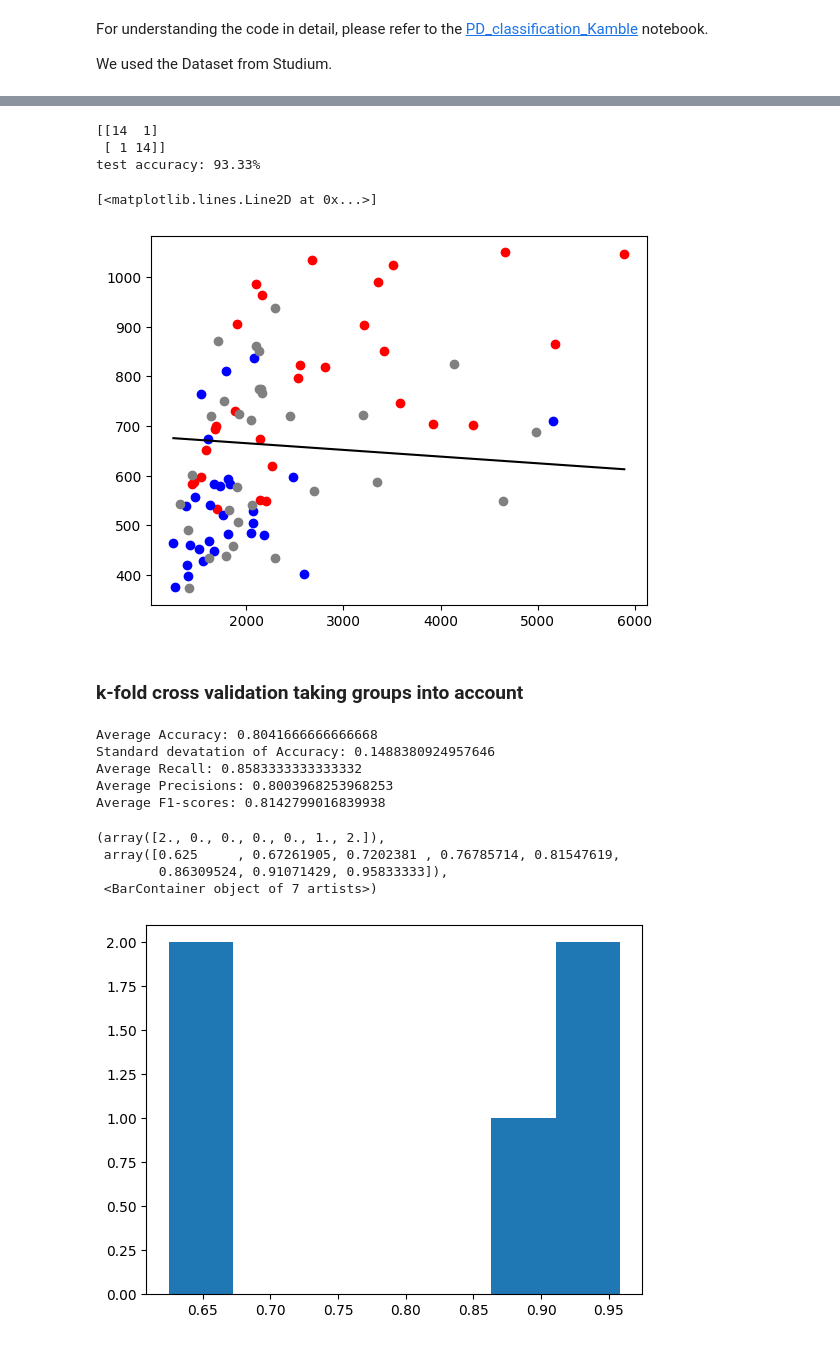
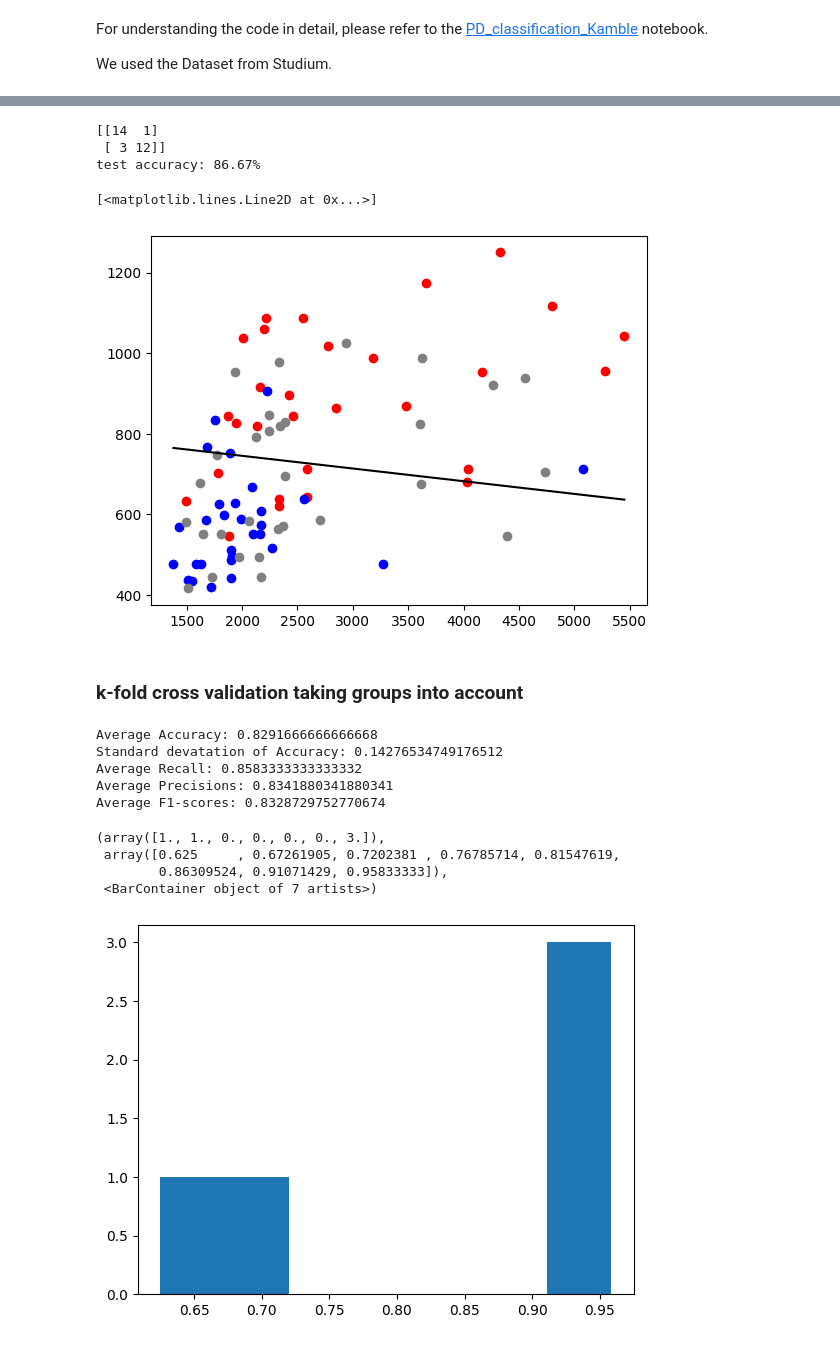
Before and after one commit to Falk0/AIA, a Jupyter notebook: PrimSec_Classification_Studium.ipynb, the cells around one changed output, grey strips where cells are left out. Saved outputs shown, nothing was run; the diff lists cells and outputs as text; code cells hidden in the pictures.

```diff
--- a/PrimSec_Classification_Studium.ipynb
+++ b/PrimSec_Classification_Studium.ipynb
@@ -26,7 +26,8 @@ import random
 # %%
 
 # Store Pdf with convert_from_path function
-images = convert_from_path(r'/Users/linusfalk/Dev/AIA/AIA/left-right-spirals.pdf')
+images = convert_from_path(r'C:\Users\Baumann\Documents\UU\03_semester\AIA\project\new_data\left-right-spirals.pdf')
+#/Users/linusfalk/Dev/AIA/AIA/left-right-spirals.pdf
 # %%
 df = {}
 iterations = [60, 640, 1170, 1730, 2400]
@@ -145,8 +146,8 @@ plt.show()
 plt.figure(figsize=(7,7))
 for name in df:
     if True:
-        sa, ea = 10, -500
-        sd, ed = 10, -500
+        sa, ea = 10, -5
+        sd, ed = 10, -5
         c = 'red' if name[4]=='0' else 'blue'
         x = np.std([i-j for i, j in zip(df[name]['dist2'][sd:ed], df[name]['dist2_filtered'][sd:ed])])
         y = np.std([i-j for i, j in zip(df[name]['dist2'][sa:ea], df[name]['dist2_filtered2'][sa:ea])])
@@ -175,8 +176,8 @@ for b in [True, False]:
     for name in df_rand:
         if True: #len(df[name]['dist2']) > 800:
             if ((name[4]=='0') == b):
-                sa, ea = 10, -500
-                sd, ed = 10, -500
+                sa, ea = 10, -5
+                sd, ed = 10, -5
                 lbl = 1 if name[4]=='0' else 0
                 x = np.std([i-j for i, j in zip(df[name]['dist2'][sd:ed], df[name]['dist2_filtered'][sd:ed])])
                 y = np.std([i-j for i, j in zip(df[name]['dist2'][sa:ea], df[name]['dist2_filtered2'][sa:ea])])
@@ -199,8 +200,8 @@ acc_test = 100 * (cm_test[0, 0] + cm_test[1, 1]) / sum(sum(cm_test))
 print(f'test accuracy: {acc_test:.2f}%')
 # %% [output]
 [[14  1]
- [ 1 14]]
-test accuracy: 93.33%
+ [ 3 12]]
+test accuracy: 86.67%
 # %%
 for X, y in zip(X_train, y_train):
     plt.scatter(X[0], X[1], c=['blue', 'red'][y])
@@ -212,7 +213,7 @@ plt.plot([min(np.array(X_train)[:, 0]), max(np.array(X_train)[:, 0])], [-(clf.in
 #plt.yscale('log')
 # %% [output]
 [<matplotlib.lines.Line2D at 0x...>]
-[figure, old version]
+[figure, new version]
 # %% [markdown]
 ### k-fold cross validation taking groups into account
 # %%
@@ -248,7 +249,7 @@ recalls = []
 f1_scores = []
 
 # Create the model
-model = LinearDiscriminantAnalysis()
+model = LogisticRegression()
 
 
 # Create k-fold cross-validation object
@@ -280,39 +281,39 @@ for train_index, test_index in gkf.split(X, Y, groups):    # Split data into tra
         # Fit the model
         model.fit(X_train_data, y_train)
 
         # Predict on the test set
         y_pred = model.predict(X_test_data)
         y_pred_prob = model.predict_proba(X_test_data)
 
         # Calculate and store the results
         accuracies.append(accuracy_score(y_test, y_pred))
         precisions.append(precision_score(y_test, y_pred))
         recalls.append(recall_score(y_test, y_pred))
         f1_scores.append(f1_score(y_test, y_pred))
 
 # Calculate average accuracy across all folds and splits
 
 average_std = np.std(accuracies)
 
 print(f"Average Accuracy: {np.mean(accuracies)}")
 print(f"Standard devatation of Accuracy: {np.std(accuracies)}")
 print(f"Average Recall: {np.mean(recalls)}")
 print(f"Average Precisions: {np.mean(precisions)}")
 print(f"Average F1-scores: {np.mean(f1_scores)}")
 
 
 plt.hist(accuracies, bins=7)
 # %% [output]
-Average Accuracy: 0.8041666666666668
-Standard devatation of Accuracy: 0.1488380924957646
+Average Accuracy: 0.8291666666666668
+Standard devatation of Accuracy: 0.14276534749176512
 Average Recall: 0.8583333333333332
-Average Precisions: 0.8003968253968253
-Average F1-scores: 0.8142799016839938
+Average Precisions: 0.8341880341880341
+Average F1-scores: 0.8328729752770674
-(array([2., 0., 0., 0., 0., 1., 2.]),
+(array([1., 1., 0., 0., 0., 0., 3.]),
  array([0.625     , 0.67261905, 0.7202381 , 0.76785714, 0.81547619,
         0.86309524, 0.91071429, 0.95833333]),
  <BarContainer object of 7 artists>)
-[figure, old version]
+[figure, new version]
 # %%
 print(y_pred_prob[:,0])
 # ROC Curve
```
Also changed, not shown: parts of 5 cells of this notebook, 3 other files.
